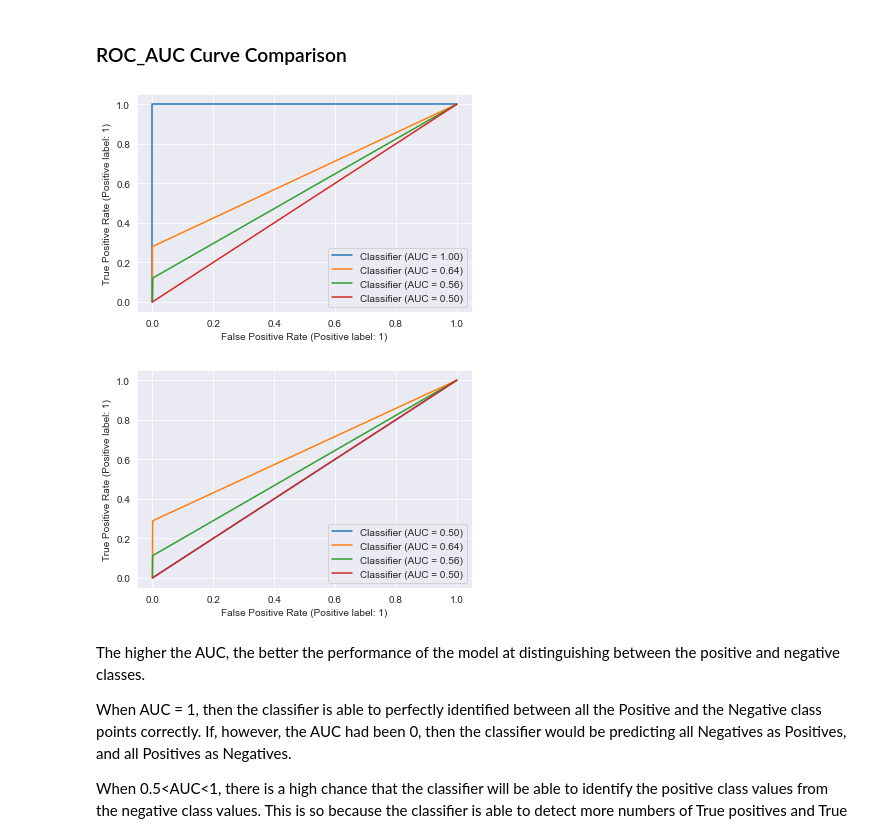
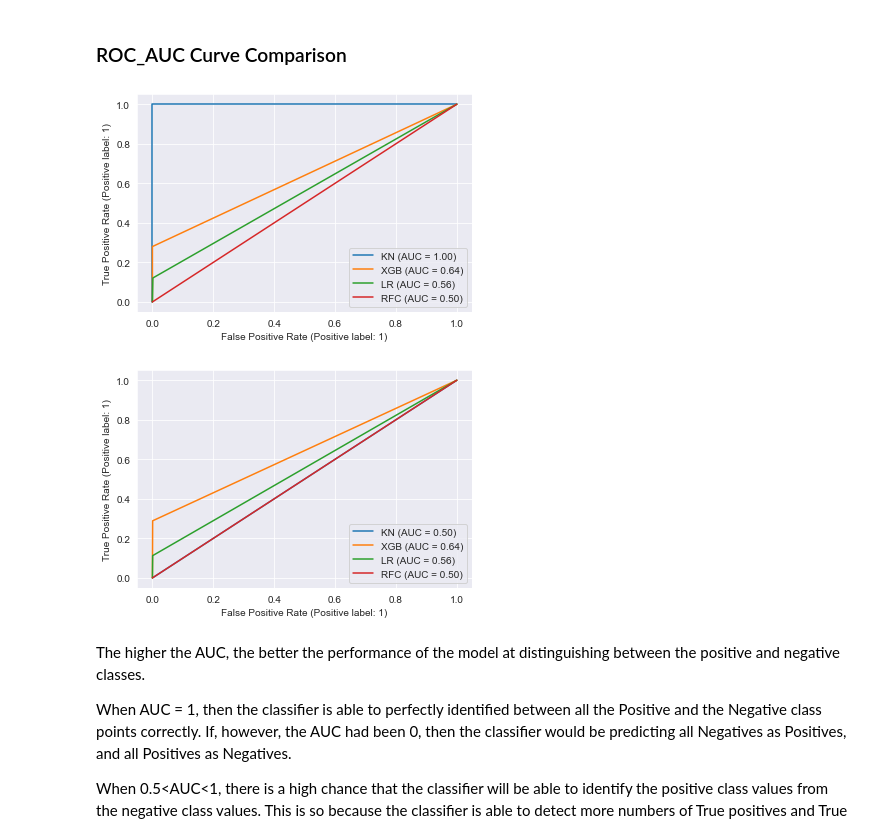
Before and after one commit to shaisid01/Data-Science, a Jupyter notebook: CapstoneProjects/Capstone 2/Notebooks/05_modeling.ipynb, the cells around one changed output. Saved outputs shown, nothing was run; the diff lists cells and outputs as text; code cells hidden in the pictures.

Commit message:
Model Metrics

```diff
--- a/CapstoneProjects/Capstone 2/Notebooks/05_modeling.ipynb
+++ b/CapstoneProjects/Capstone 2/Notebooks/05_modeling.ipynb
@@ -1058,22 +1058,22 @@ This is generalized better compared to all modeland performed fairly well, as fa
 ### ROC_AUC Curve Comparison
 # %%
 #on Train set
-fig = metrics.RocCurveDisplay.from_predictions(y_train, kn_train_labels)
-fig = metrics.RocCurveDisplay.from_predictions(y_train, xgb_train_labels, ax = fig.ax_)
-fig = metrics.RocCurveDisplay.from_predictions(y_train, lg_train_labels, ax = fig.ax_)
-fig = metrics.RocCurveDisplay.from_predictions(y_train, rfc_train_labels, ax = fig.ax_)
+fig = metrics.RocCurveDisplay.from_predictions(y_train, kn_train_labels,name='KN')
+fig = metrics.RocCurveDisplay.from_predictions(y_train, xgb_train_labels, ax = fig.ax_,name='XGB')
+fig = metrics.RocCurveDisplay.from_predictions(y_train, lg_train_labels, ax = fig.ax_,name='LR')
+fig = metrics.RocCurveDisplay.from_predictions(y_train, rfc_train_labels, ax = fig.ax_,name='RFC')
 plt.show()
 # %% [output]
-[figure, old version]
+[figure, new version]
 # %%
 #on test set
-fig = metrics.RocCurveDisplay.from_predictions(y_test, kn_test_labels)
-fig = metrics.RocCurveDisplay.from_predictions(y_test, xgb_test_labels, ax = fig.ax_)
-fig = metrics.RocCurveDisplay.from_predictions(y_test, lg_test_labels, ax = fig.ax_)
-fig = metrics.RocCurveDisplay.from_predictions(y_test, rfc_test_labels, ax = fig.ax_)
+fig = metrics.RocCurveDisplay.from_predictions(y_test, kn_test_labels,name='KN')
+fig = metrics.RocCurveDisplay.from_predictions(y_test, xgb_test_labels, ax = fig.ax_,name='XGB')
+fig = metrics.RocCurveDisplay.from_predictions(y_test, lg_test_labels, ax = fig.ax_,name='LR')
+fig = metrics.RocCurveDisplay.from_predictions(y_test, rfc_test_labels, ax = fig.ax_,name='RFC')
 plt.show()
 # %% [output]
-[figure, old version]
+[figure, new version]
 # %% [markdown]
 The higher the AUC, the better the performance of the model at distinguishing between the positive and negative classes.
 
```
Also changed, not shown: parts of 9 cells of this notebook, 2 other files.
